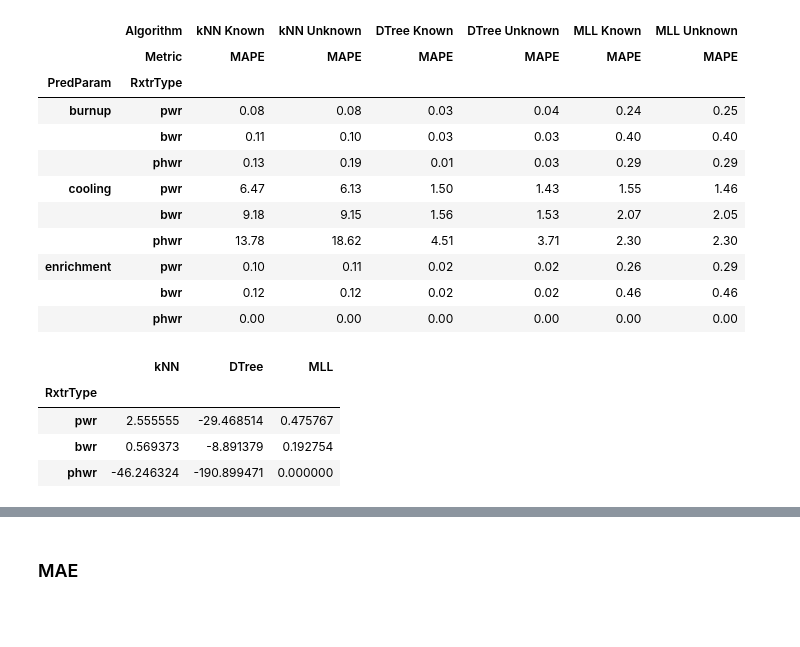
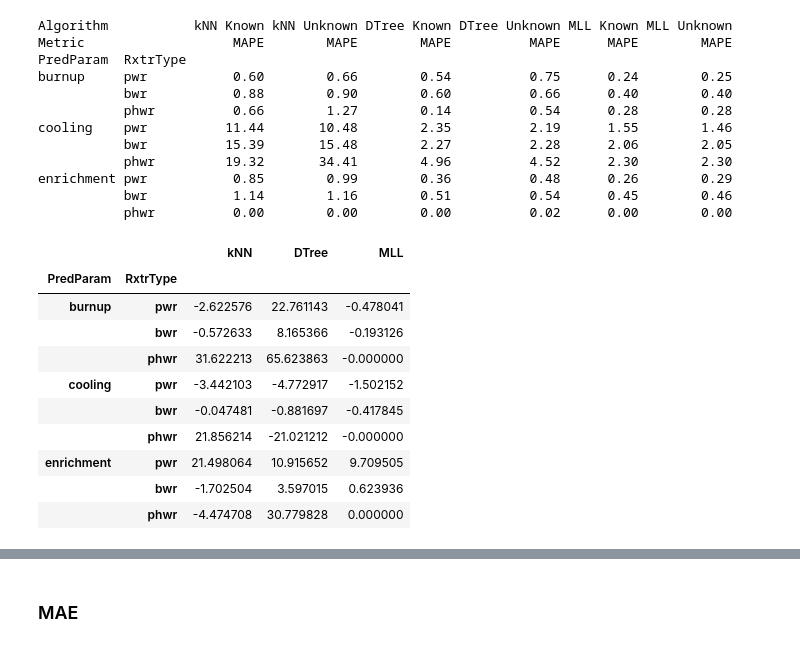
Before and after one commit to opotowsky/process_results, a Jupyter notebook: rxtr-type_mll_scikit_compare.ipynb, the cells around one changed output, grey strips where cells are left out. Saved outputs shown, nothing was run; the diff lists cells and outputs as text; code cells hidden in the pictures; blank space fills up the shorter version.

```diff
--- a/rxtr-type_mll_scikit_compare.ipynb
+++ b/rxtr-type_mll_scikit_compare.ipynb
@@ -90,10 +74,10 @@ def annotate_heatmap(im, data=None, valfmt="{x:.2f}",
     return texts
 # %%
 base = '/mnt/researchdrive/BOX_INTERNAL/opotowsky/processed_results/'
-pkl = 'rxtr-type_mll_scikit_compare_err01.pkl'
+pkl = 'rxtr-type_mll_scikit_compare_err05.pkl'
 df1 = pd.read_pickle(base+pkl)
 # %%
-pkl = 'no-rxtr-type_mll_scikit_compare.pkl'
+pkl = 'no-rxtr-type_mll_scikit_compare_err05.pkl'
 df2 = pd.read_pickle(base+pkl)
 # %%
 rename1 = {'knn' : 'kNN Known', 'dtree' : 'DTree Known', 'mll' : 'MLL Known'}
@@ -105,39 +89,45 @@ df = pd.concat([df1, df2], axis=1)
 # %%
 l = ['kNN Known', 'kNN Unknown', 'DTree Known', 'DTree Unknown',  'MLL Known',  'MLL Unknown']
 # %%
-df.loc[:, (l, 'MAPE')].round(2)
-#print(df.to_string())
+
+print(df.loc[:, (l, 'MAPE')].round(2).to_string())
 # %% [output]
-|  | Algorithm | kNN Known | kNN Unknown | DTree Known | DTree Unknown | MLL Known | MLL Unknown |
-|  | Metric | MAPE | MAPE | MAPE | MAPE | MAPE | MAPE |
-| PredParam | RxtrType |  |  |  |  |  |  |
-| burnup | pwr | 0.08 | 0.08 | 0.03 | 0.04 | 0.24 | 0.25 |
-|  | bwr | 0.11 | 0.10 | 0.03 | 0.03 | 0.40 | 0.40 |
-|  | phwr | 0.13 | 0.19 | 0.01 | 0.03 | 0.29 | 0.29 |
-| cooling | pwr | 6.47 | 6.13 | 1.50 | 1.43 | 1.55 | 1.46 |
-|  | bwr | 9.18 | 9.15 | 1.56 | 1.53 | 2.07 | 2.05 |
-|  | phwr | 13.78 | 18.62 | 4.51 | 3.71 | 2.30 | 2.30 |
-| enrichment | pwr | 0.10 | 0.11 | 0.02 | 0.02 | 0.26 | 0.29 |
-|  | bwr | 0.12 | 0.12 | 0.02 | 0.02 | 0.46 | 0.46 |
-|  | phwr | 0.00 | 0.00 | 0.00 | 0.00 | 0.00 | 0.00 |
+Algorithm           kNN Known kNN Unknown DTree Known DTree Unknown MLL Known MLL Unknown
+Metric                   MAPE        MAPE        MAPE          MAPE      MAPE        MAPE
+PredParam  RxtrType
+burnup     pwr           0.60        0.66        0.54          0.75      0.24        0.25
+           bwr           0.88        0.90        0.60          0.66      0.40        0.40
+           phwr          0.66        1.27        0.14          0.54      0.28        0.28
+cooling    pwr          11.44       10.48        2.35          2.19      1.55        1.46
+           bwr          15.39       15.48        2.27          2.28      2.06        2.05
+           phwr         19.32       34.41        4.96          4.52      2.30        2.30
+enrichment pwr           0.85        0.99        0.36          0.48      0.26        0.29
+           bwr           1.14        1.16        0.51          0.54      0.45        0.46
+           phwr          0.00        0.00        0.00          0.02      0.00        0.00
 # %%
 diffs = pd.DataFrame(index=df.index, columns=['kNN', 'DTree', 'MLL'])
-diffs['kNN'] = 100 * (df.loc[:, ('kNN Known', 'MAE')] - df.loc[:, ('kNN Unknown', 'MAE')]) / df.loc[:, ('kNN Known', 'MAE')]
-diffs['DTree'] = 100 * (df.loc[:, ('DTree Known', 'MAE')] - df.loc[:, ('DTree Unknown', 'MAE')]) / df.loc[:, ('DTree Known', 'MAE')]
-diffs['MLL'] = 100 * (df.loc[:, ('MLL Known', 'MAE')] - df.loc[:, ('MLL Unknown', 'MAE')]) / df.loc[:, ('MLL Known', 'MAE')]
+diffs['kNN'] = -100 * (df.loc[:, ('kNN Known', 'MAE')] - df.loc[:, ('kNN Unknown', 'MAE')]) / df.loc[:, ('kNN Unknown', 'MAE')]
+diffs['DTree'] = -100 * (df.loc[:, ('DTree Known', 'MAE')] - df.loc[:, ('DTree Unknown', 'MAE')]) / df.loc[:, ('DTree Unknown', 'MAE')]
+diffs['MLL'] = -100 * (df.loc[:, ('MLL Known', 'MAE')] - df.loc[:, ('MLL Unknown', 'MAE')]) / df.loc[:, ('MLL Unknown', 'MAE')]
 diffs.loc[('enrichment', 'phwr'), 'MLL'] = 0.0
 # %%
 algs = ['kNN', 'DTree', 'MLL']
 preds = ['burnup', 'enrichment', 'cooling']
 Preds = {'burnup' : 'Burnup [MWd/MTU]', 'enrichment' : 'Enrichment [%U235]', 'cooling' : 'Time Since Irradiation [days]'}
 # %%
-diffs.loc['burnup']
+diffs
 # %% [output]
-|  | kNN | DTree | MLL |
-| RxtrType |  |  |  |
-| pwr | 2.555555 | -29.468514 | 0.475767 |
-| bwr | 0.569373 | -8.891379 | 0.192754 |
-| phwr | -46.246324 | -190.899471 | 0.000000 |
+|  |  | kNN | DTree | MLL |
+| PredParam | RxtrType |  |  |  |
+| burnup | pwr | -2.622576 | 22.761143 | -0.478041 |
+|  | bwr | -0.572633 | 8.165366 | -0.193126 |
+|  | phwr | 31.622213 | 65.623863 | -0.000000 |
+| cooling | pwr | -3.442103 | -4.772917 | -1.502152 |
+|  | bwr | -0.047481 | -0.881697 | -0.417845 |
+|  | phwr | 21.856214 | -21.021212 | -0.000000 |
+| enrichment | pwr | 21.498064 | 10.915652 | 9.709505 |
+|  | bwr | -1.702504 | 3.597015 | 0.623936 |
+|  | phwr | -4.474708 | 30.779828 | 0.000000 |
 # %%
 fig, axs = plt.subplots(nrows=1, ncols=3, sharex=False, sharey=True, figsize=(15,5))
 for a, ax in enumerate(axs):
```
Also changed, not shown: parts of 4 cells of this notebook.
